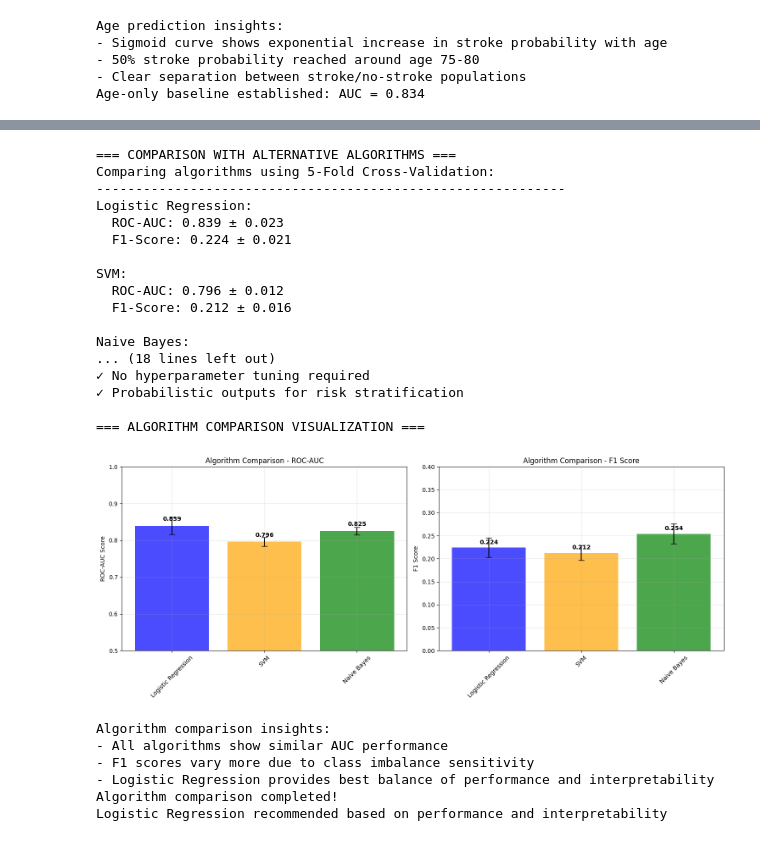
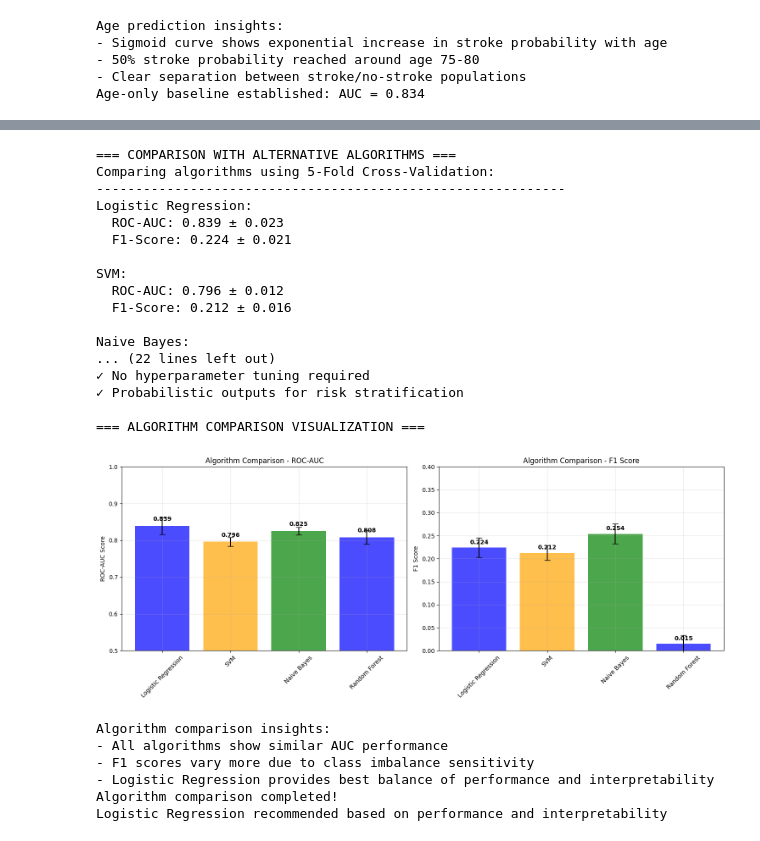
Before and after one commit to Yusraabukar/stroke-risk-prediction, a Jupyter notebook: 20025321StrokePrediction.ipynb, the cells around one changed output, grey strips where cells are left out. Cells and saved outputs as stored; diff of their text form; code cells hidden in the pictures.

```diff
--- a/20025321StrokePrediction.ipynb
+++ b/20025321StrokePrediction.ipynb
@@ -16,6 +16,8 @@ from sklearn.metrics import (classification_report, confusion_matrix, roc_auc_sc
 from sklearn.impute import SimpleImputer
 import warnings
 warnings.filterwarnings('ignore')
+
+from sklearn.ensemble import RandomForestClassifier
 
 # Set random state for reproducibility (good for production as mentioned)
 RANDOM_STATE = 42
@@ -40,7 +42,7 @@ def load_and_clean_data(filepath):
     return df
 
 # Load your data - CHANGE THE FILEPATH TO YOUR FILE LOCATION
-df = load_and_clean_data('healthcare-dataset-stroke-data.csv')
+df = load_and_clean_data('data/healthcare-dataset-stroke-data.csv')
 
 print("Data loaded successfully!")
 print(f"Dataset shape: {df.shape}")
@@ -870,10 +872,17 @@ def compare_with_alternative_algorithms(X, y):
 
     # Define models
     models = {
-        'Logistic Regression': LogisticRegression(random_state=RANDOM_STATE, class_weight='balanced', max_iter=1000),
-        'SVM': SVC(random_state=RANDOM_STATE, class_weight='balanced', probability=True),
-        'Naive Bayes': GaussianNB()
-    }
+    'Logistic Regression': LogisticRegression(random_state=RANDOM_STATE, class_weight='balanced', max_iter=1000),
+    'SVM': SVC(random_state=RANDOM_STATE, class_weight='balanced', probability=True),
+    'Naive Bayes': GaussianNB(),
+    'Random Forest': RandomForestClassifier(
+        n_estimators=300,
+        max_depth=None,
+        class_weight='balanced',
+        n_jobs=-1,
+        random_state=RANDOM_STATE
+    )
+}
 
     results = {}
 
@@ -882,6 +891,7 @@ def compare_with_alternative_algorithms(X, y):
 
     for name, model in models.items():
         # Cross-validation evaluation
+        X_in_scaled = model in models.items()
         cv_auc_scores = cross_val_score(model, X_scaled, y, cv=kfold, scoring='roc_auc')
         cv_f1_scores = cross_val_score(model, X_scaled, y, cv=kfold, scoring='f1')
 
@@ -978,35 +988,35 @@ def create_algorithm_comparison_visualization(results):
     print("Algorithm comparison insights:")
     print("- All algorithms show similar AUC performance")
     print("- F1 scores vary more due to class imbalance sensitivity")
     print("- Logistic Regression provides best balance of performance and interpretability")
 
 # Compare algorithms
 algorithm_results = compare_with_alternative_algorithms(X, y)
 
 # Create comparison visualization
 create_algorithm_comparison_visualization(algorithm_results)
 
 print("Algorithm comparison completed!")
 print("Logistic Regression recommended based on performance and interpretability")
 # %% [output]
 === COMPARISON WITH ALTERNATIVE ALGORITHMS ===
 Comparing algorithms using 5-Fold Cross-Validation:
 ------------------------------------------------------------
 Logistic Regression:
   ROC-AUC: 0.839 ± 0.023
   F1-Score: 0.224 ± 0.021
 
 SVM:
   ROC-AUC: 0.796 ± 0.012
   F1-Score: 0.212 ± 0.016
 
 Naive Bayes:
-... (18 lines left out)
+... (22 lines left out)
 ✓ No hyperparameter tuning required
 ✓ Probabilistic outputs for risk stratification
 
 === ALGORITHM COMPARISON VISUALIZATION ===
-[figure, old version]
+[figure, new version]
 Algorithm comparison insights:
 - All algorithms show similar AUC performance
 - F1 scores vary more due to class imbalance sensitivity
```
Also changed, not shown: parts of 2 cells of this notebook.
